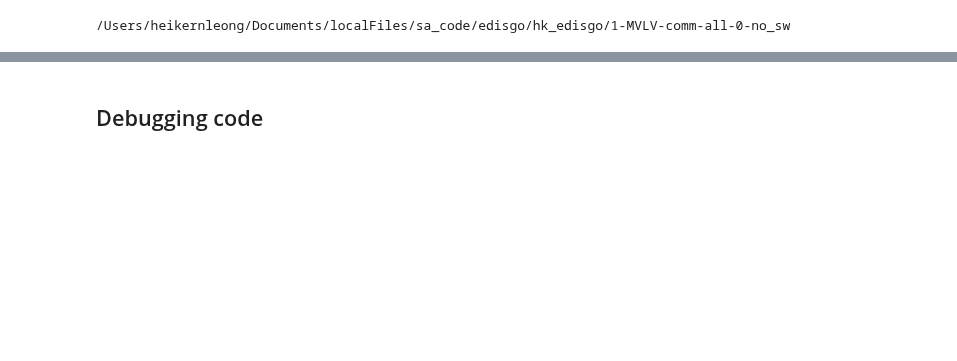
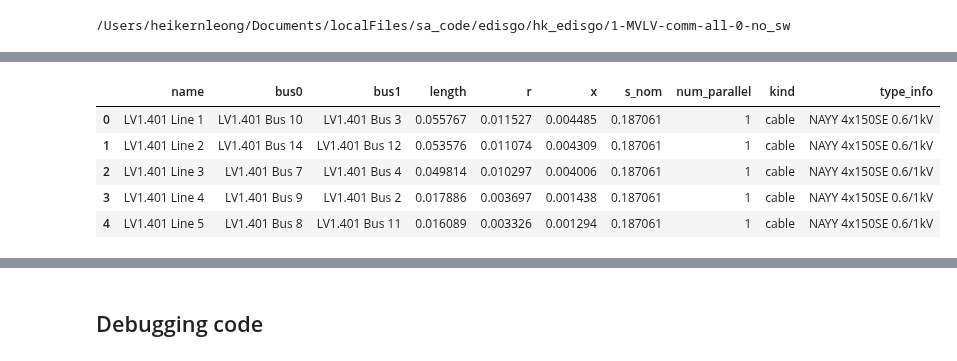
Before and after one commit to openego/eDisGo, a Jupyter notebook: edisgo/io/simbench_importer/simbench_importer.ipynb, the cells around one changed output, grey strips where cells are left out. Drawn from its saved outputs; the diff is of its cells as text; code cells hidden in the pictures; blank space fills up the shorter version.

```diff
--- a/edisgo/io/simbench_importer/simbench_importer.ipynb
+++ b/edisgo/io/simbench_importer/simbench_importer.ipynb
@@ -490,0 +277,84 @@ sb_ding0_dict['storage_units_df'] = storage_units_df
+# %%
+lines_cols_to_drop = [
+    'loadingMax',
+    'subnet',
+    'voltLvl'
+]
+
+lines_col_location = [
+    'name',
+    'bus0',
+    'bus1',
+    'length',
+    'r',
+    'x',
+    's_nom',
+    'num_parallel',
+    'kind',
+    'type_info'
+]
+
+def get_line_char(lines_df, line_type_df):
+    char_dict = {
+        'r':'r',
+        'x': 'x',
+        'iMax':'iMax',
+        'kind':'type'
+    }
+    for key in char_dict:
+        lines_df[key] = lines_df['type_info'].apply(lambda x: line_type_df.loc[x,char_dict[key]])
+    return lines_df
+
+# def cal_s_nom(name):
+#     x = name['x']
+#     r = name['r']
+#     i = name['iMax']
+#     return ((((x**2 + r**2))**0.5) * (i)**2)/(10**6)
+
+def cal_s_nom(row):
+    i = row['iMax']
+    bus0 = row['bus0']
+#     print (bus0)
+    bus1 = row['bus1']
+#     print (bus1)
+#     bus0_v_nom = buses_df.loc[bus0,'v_nom']
+    bus0_v_nom = search_str_df(buses_df,'name',bus0,invert=False)['v_nom'].values[0]
+    bus1_v_nom = search_str_df(buses_df,'name',bus1,invert=False)['v_nom'].values[0]
+    if row['bus0'] == 'MV4.101 busbar1.1':
+        print('bus0_v_nom: '+ str(bus0_v_nom) + "   " + 'bus1_v_nom: '+ str(bus1_v_nom))
+    # display (bus0_v_nom)
+#     bus1_v_nom = buses_df.loc[bus1,'v_nom']
+    bus_v_nom = (bus0_v_nom+bus1_v_nom)/2
+#     bus_v_nom = search_str_df(buses_df,'name',bus0,invert=False)['v_nom'].values[0]
+    return 3**0.5*bus_v_nom*i*10**(-3)
+#     return 3*bus_v_nom*i*10**(-3)
+
+# def mul_length(name):
+#     return name['x']*name['length']
+
+lines_df = simbench_dict['Line']
+line_type_df = simbench_dict['LineType']
+line_type_df = line_type_df.set_index('id')
+
+# pd_print(line_type_df.head())
+lines_rename_dict = {
+    'id':'name',
+    'nodeA':'bus0',
+    'nodeB':'bus1',
+    'type': 'type_info'
+}
+
+lines_df = lines_df.rename(columns=lines_rename_dict)
+# lines_df = lines_df.drop(lines_cols_to_drop,axis=1)
+lines_df = get_line_char(lines_df,line_type_df)
+lines_df['kind'] = lines_df['kind'].apply(lambda x : 'line' if x =='ohl' else x)
+lines_df['num_parallel'] = 1
+lines_df['r'] = lines_df.apply(lambda name: name['r']*name['length'],axis=1)
+lines_df['x'] = lines_df.apply(lambda name: name['x']*name['length'],axis=1)
+lines_df['s_nom'] = lines_df.apply(cal_s_nom,axis=1)
+lines_df = lines_df[lines_col_location]
+# lines_df = lines_df.set_index('name')
+display(lines_df.head())
+
+sb_ding0_dict['lines_df'] = lines_df
+# %% [output]
@@ -490,0 +371,6 @@ sb_ding0_dict['storage_units_df'] = storage_units_df
+|  | name | bus0 | bus1 | length | r | x | s_nom | num_parallel | kind | type_info |
+| 0 | LV1.401 Line 1 | LV1.401 Bus 10 | LV1.401 Bus 3 | 0.055767 | 0.011527 | 0.004485 | 0.187061 | 1 | cable | NAYY 4x150SE 0.6/1kV |
+| 1 | LV1.401 Line 2 | LV1.401 Bus 14 | LV1.401 Bus 12 | 0.053576 | 0.011074 | 0.004309 | 0.187061 | 1 | cable | NAYY 4x150SE 0.6/1kV |
+| 2 | LV1.401 Line 3 | LV1.401 Bus 7 | LV1.401 Bus 4 | 0.049814 | 0.010297 | 0.004006 | 0.187061 | 1 | cable | NAYY 4x150SE 0.6/1kV |
+| 3 | LV1.401 Line 4 | LV1.401 Bus 9 | LV1.401 Bus 2 | 0.017886 | 0.003697 | 0.001438 | 0.187061 | 1 | cable | NAYY 4x150SE 0.6/1kV |
+| 4 | LV1.401 Line 5 | LV1.401 Bus 8 | LV1.401 Bus 11 | 0.016089 | 0.003326 | 0.001294 | 0.187061 | 1 | cable | NAYY 4x150SE 0.6/1kV |
```
Also changed, not shown: parts of 53 cells of this notebook, 2 other files.
